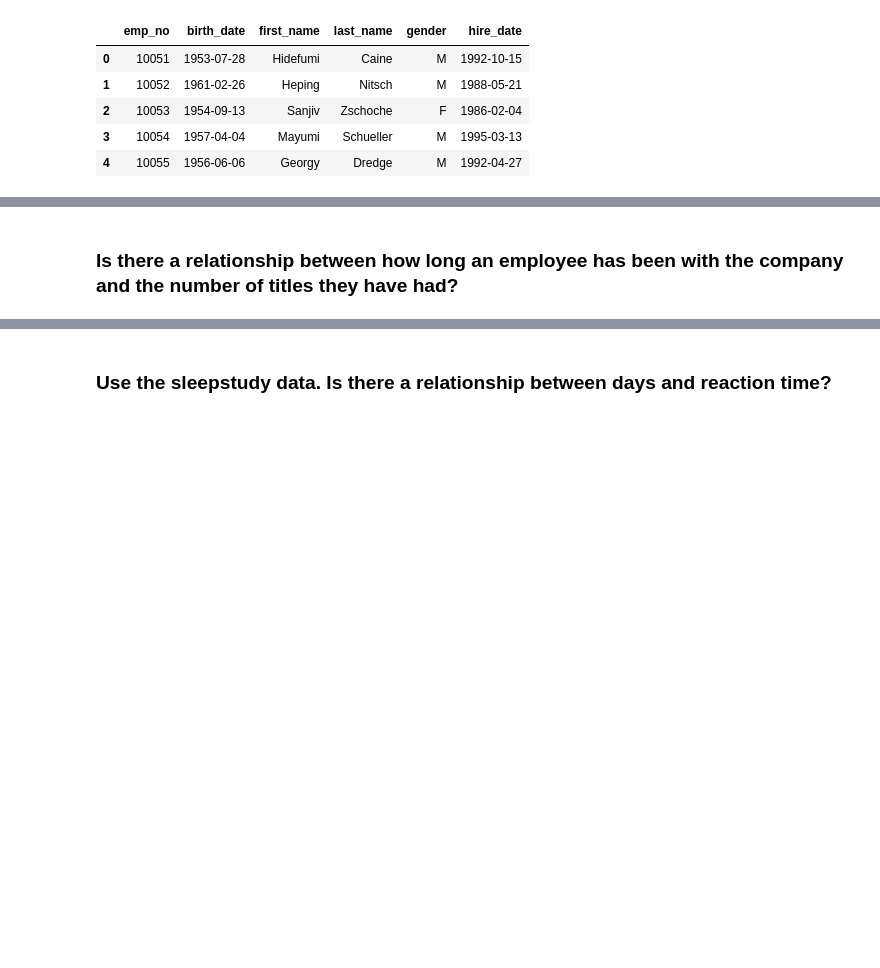
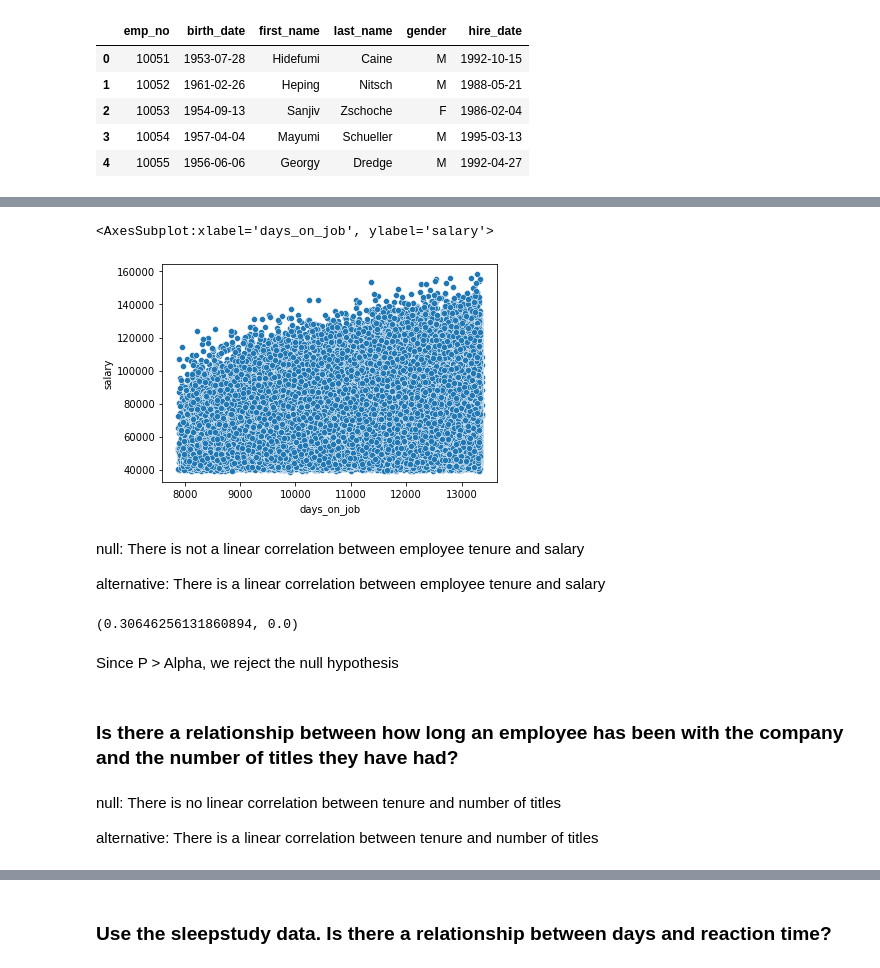
Before and after one commit to Joshua-C-Bryant/statistics-exercises, a Jupyter notebook: hypothesis_testing_comparing_means.ipynb, the cells around one changed output, grey strips where cells are left out. Cells and saved outputs as stored; diff of their text form; code cells hidden in the pictures; blank space fills up the shorter version.

```diff
--- a/hypothesis_testing_comparing_means.ipynb
+++ b/hypothesis_testing_comparing_means.ipynb
@@ -1093,0 +1052,10 @@ AttributeError: 'DataFrame' object has no attribute 'to_date'
+# %%
+sql = """
+select datediff(curdate(), hire_date) as days_on_job, salary
+from employees
+join salaries using(emp_no)
+where to_date > curdate();
+"""
+# %%
+df = pd.read_sql(sql, url)
+df.head()
@@ -1094,2 +1069,22 @@ AttributeError: 'DataFrame' object has no attribute 'to_date'
+# %%
+sns.scatterplot(x="days_on_job", y="salary", data=df)
+# %% [output]
+<AxesSubplot:xlabel='days_on_job', ylabel='salary'>
+[figure, added]
+# %% [markdown]
+null: There is not a linear correlation between employee tenure and salary
+
+alternative: There is a linear correlation between employee tenure and salary
+# %%
+corr, p = stats.pearsonr(df.days_on_job, df.salary)
+corr, p
+# %% [output]
+(0.30646256131860894, 0.0)
+# %% [markdown]
+Since P > Alpha, we reject the null hypothesis
 # %% [markdown]
 ### Is there a relationship between how long an employee has been with the company and the number of titles they have had?
+# %% [markdown]
+null: There is no linear correlation between tenure and number of titles
+
+alternative: There is a linear correlation between tenure and number of titles
```
Also changed, not shown: parts of 20 cells of this notebook.
